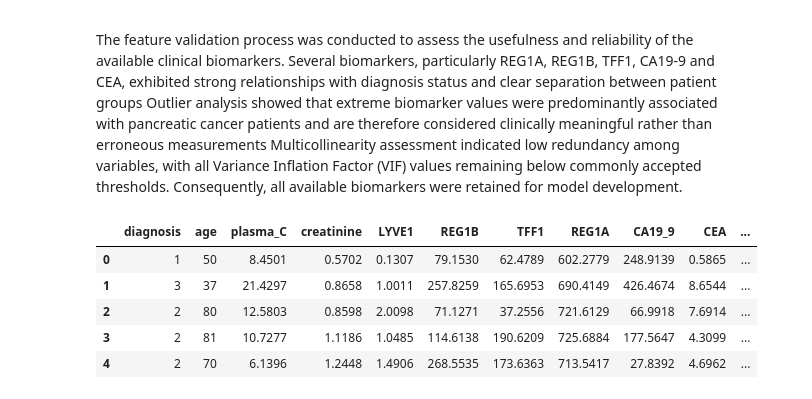
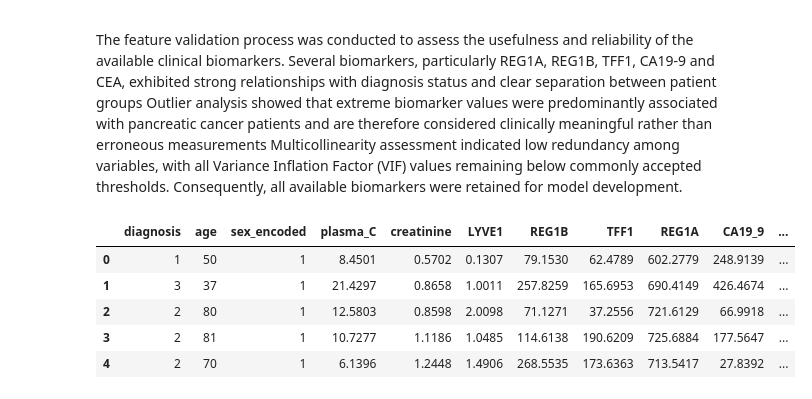
Before and after one commit to laurallorent9-del/pancreatic-cancer-prediction, a Jupyter notebook: notebooks/02_feature_engineering.ipynb, the cells around one changed output. Saved outputs shown, nothing was run; the diff lists cells and outputs as text; code cells hidden in the pictures.

```diff
--- a/notebooks/02_feature_engineering.ipynb
+++ b/notebooks/02_feature_engineering.ipynb
@@ -49,0 +63,8 @@ df[
+# %%
+df["sex_encoded"] = (
+    df["sex"]
+    .map({
+        "M": 1,
+        "F": 0
+    })
+)
@@ -321,28 +364,29 @@ Consequently, all available biomarkers were retained for model development.
 # %%
 df_model = df[
     [
         "diagnosis",
         "age",
+        "sex_encoded",
         "plasma_C",
         "creatinine",
         "LYVE1",
         "REG1B",
         "TFF1",
         "REG1A",
         "CA19_9",
         "CEA",
         "bilirubin",
         "glucose",
         "urine_volume",
         "urine_pH"
     ]
 ]
 
 df_model.head()
 # %% [output]
-|  | diagnosis | age | plasma_C | creatinine | LYVE1 | REG1B | TFF1 | REG1A | CA19_9 | CEA | ... |
-| 0 | 1 | 50 | 8.4501 | 0.5702 | 0.1307 | 79.1530 | 62.4789 | 602.2779 | 248.9139 | 0.5865 | ... |
-| 1 | 3 | 37 | 21.4297 | 0.8658 | 1.0011 | 257.8259 | 165.6953 | 690.4149 | 426.4674 | 8.6544 | ... |
-| 2 | 2 | 80 | 12.5803 | 0.8598 | 2.0098 | 71.1271 | 37.2556 | 721.6129 | 66.9918 | 7.6914 | ... |
-| 3 | 2 | 81 | 10.7277 | 1.1186 | 1.0485 | 114.6138 | 190.6209 | 725.6884 | 177.5647 | 4.3099 | ... |
-| 4 | 2 | 70 | 6.1396 | 1.2448 | 1.4906 | 268.5535 | 173.6363 | 713.5417 | 27.8392 | 4.6962 | ... |
+|  | diagnosis | age | sex_encoded | plasma_C | creatinine | LYVE1 | REG1B | TFF1 | REG1A | CA19_9 | ... |
+| 0 | 1 | 50 | 1 | 8.4501 | 0.5702 | 0.1307 | 79.1530 | 62.4789 | 602.2779 | 248.9139 | ... |
+| 1 | 3 | 37 | 1 | 21.4297 | 0.8658 | 1.0011 | 257.8259 | 165.6953 | 690.4149 | 426.4674 | ... |
+| 2 | 2 | 80 | 1 | 12.5803 | 0.8598 | 2.0098 | 71.1271 | 37.2556 | 721.6129 | 66.9918 | ... |
+| 3 | 2 | 81 | 1 | 10.7277 | 1.1186 | 1.0485 | 114.6138 | 190.6209 | 725.6884 | 177.5647 | ... |
+| 4 | 2 | 70 | 1 | 6.1396 | 1.2448 | 1.4906 | 268.5535 | 173.6363 | 713.5417 | 27.8392 | ... |
```
Also changed, not shown: parts of 9 cells of this notebook, 7 other files.
